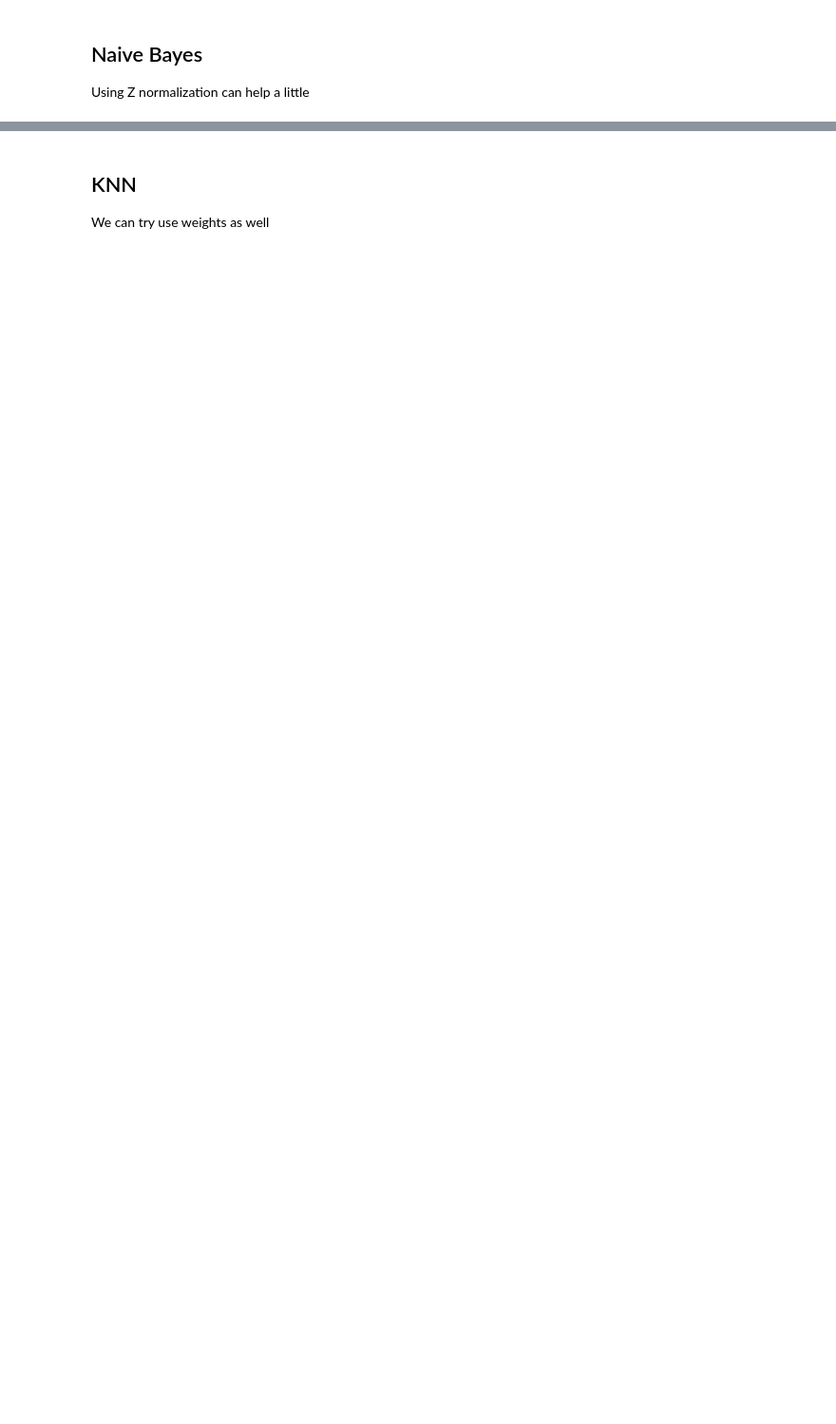
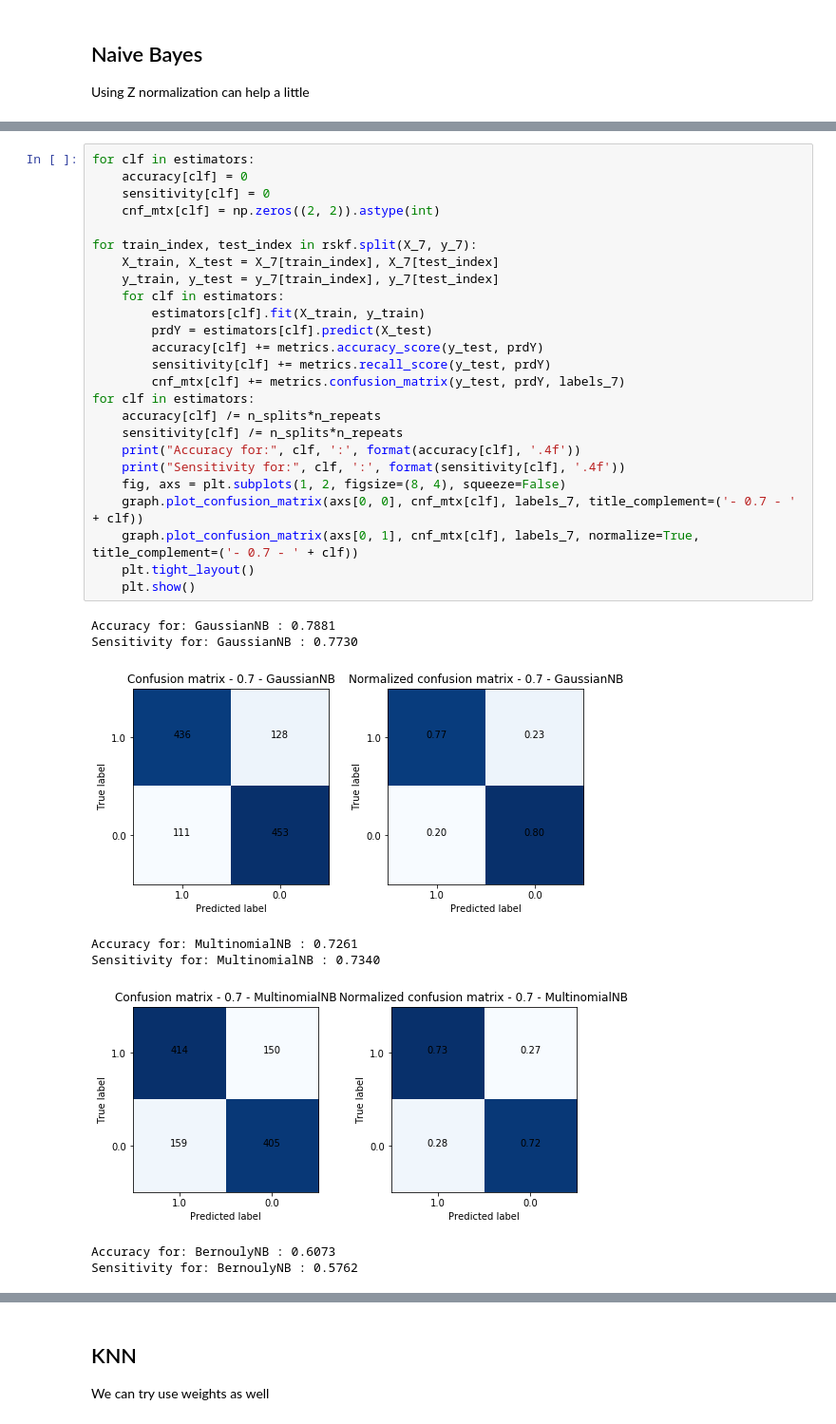
Before and after one commit to RenanNunes/Data_Science_Project_IST, a Jupyter notebook: 03_Naive_Bayes_and_KNN.ipynb, the cells around one changed output, grey strips where cells are left out. Shown at 95% size. Cells and saved outputs as stored; diff of their text form; blank space fills up the shorter version.

```diff
--- a/03_Naive_Bayes_and_KNN.ipynb
+++ b/03_Naive_Bayes_and_KNN.ipynb
@@ -109,0 +92,34 @@ So, we can use the Gaussian Naive Bayes (with 4 folds and 3 repetitions) as our
+# %%
+for clf in estimators:
+    accuracy[clf] = 0
+    sensitivity[clf] = 0
+    cnf_mtx[clf] = np.zeros((2, 2)).astype(int)
+
+for train_index, test_index in rskf.split(X_7, y_7):
+    X_train, X_test = X_7[train_index], X_7[test_index]
+    y_train, y_test = y_7[train_index], y_7[test_index]
+    for clf in estimators:
+        estimators[clf].fit(X_train, y_train)
+        prdY = estimators[clf].predict(X_test)
+        accuracy[clf] += metrics.accuracy_score(y_test, prdY)
+        sensitivity[clf] += metrics.recall_score(y_test, prdY)
+        cnf_mtx[clf] += metrics.confusion_matrix(y_test, prdY, labels_7)
+for clf in estimators:
+    accuracy[clf] /= n_splits*n_repeats
+    sensitivity[clf] /= n_splits*n_repeats
+    print("Accuracy for:", clf, ':', format(accuracy[clf], '.4f'))
+    print("Sensitivity for:", clf, ':', format(sensitivity[clf], '.4f'))
+    fig, axs = plt.subplots(1, 2, figsize=(8, 4), squeeze=False)
+    graph.plot_confusion_matrix(axs[0, 0], cnf_mtx[clf], labels_7, title_complement=('- 0.7 - ' + clf))
+    graph.plot_confusion_matrix(axs[0, 1], cnf_mtx[clf], labels_7, normalize=True, title_complement=('- 0.7 - ' + clf))
+    plt.tight_layout()
+    plt.show()
+# %% [output]
+Accuracy for: GaussianNB : 0.7881
+Sensitivity for: GaussianNB : 0.7730
+[figure, added]
+Accuracy for: MultinomialNB : 0.7261
+Sensitivity for: MultinomialNB : 0.7340
+[figure, added]
+Accuracy for: BernoulyNB : 0.6073
+Sensitivity for: BernoulyNB : 0.5762
```
Also changed, not shown: parts of 13 cells of this notebook, 8 other files.
